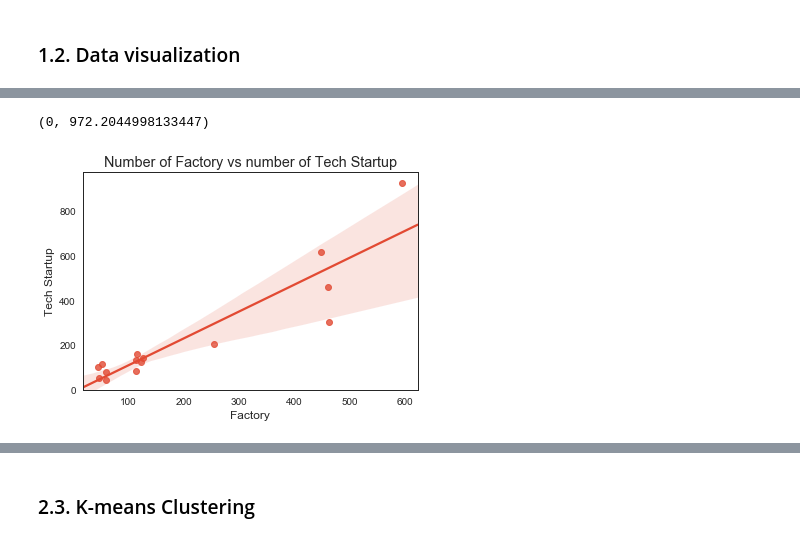
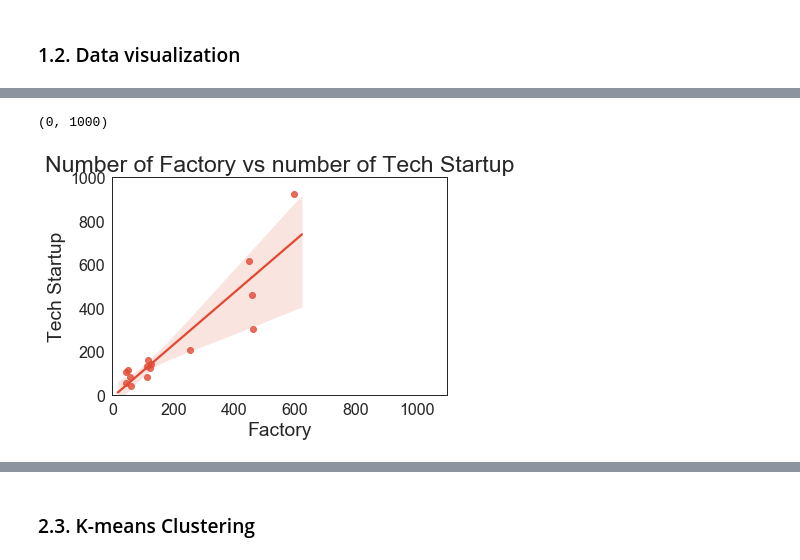
Before and after one commit to MattSonnati/where_is_the_french_silicon_valley, a Jupyter notebook: EDA Foursquare - Startup Ecosystems Comparison-final.ipynb, the cells around one changed output, grey strips where cells are left out. Cells and saved outputs as stored; diff of their text form; code cells hidden in the pictures.

```diff
--- a/EDA Foursquare - Startup Ecosystems Comparison-final.ipynb
+++ b/EDA Foursquare - Startup Ecosystems Comparison-final.ipynb
@@ -686,12 +729,12 @@ plt.ylim(0,)
 # %%
 # number of Factory as an indicator of number of Tech Startup
 sns.regplot(x="Factory", y="Tech Startup", data=startup_ecosystem)
 plt.title('Number of Factory vs number of Tech Startup')
-
-plt.ylim(0,)
+plt.xlim(0,1100)
+plt.ylim(0,1000)
 # %% [output]
-(0, 972.2044998133447)
+(0, 1000)
-[figure, old version]
+[figure, new version]
 # %%
 startup_ecosystem.corr()
 # %% [output]
```
Also changed, not shown: parts of 47 cells of this notebook.
